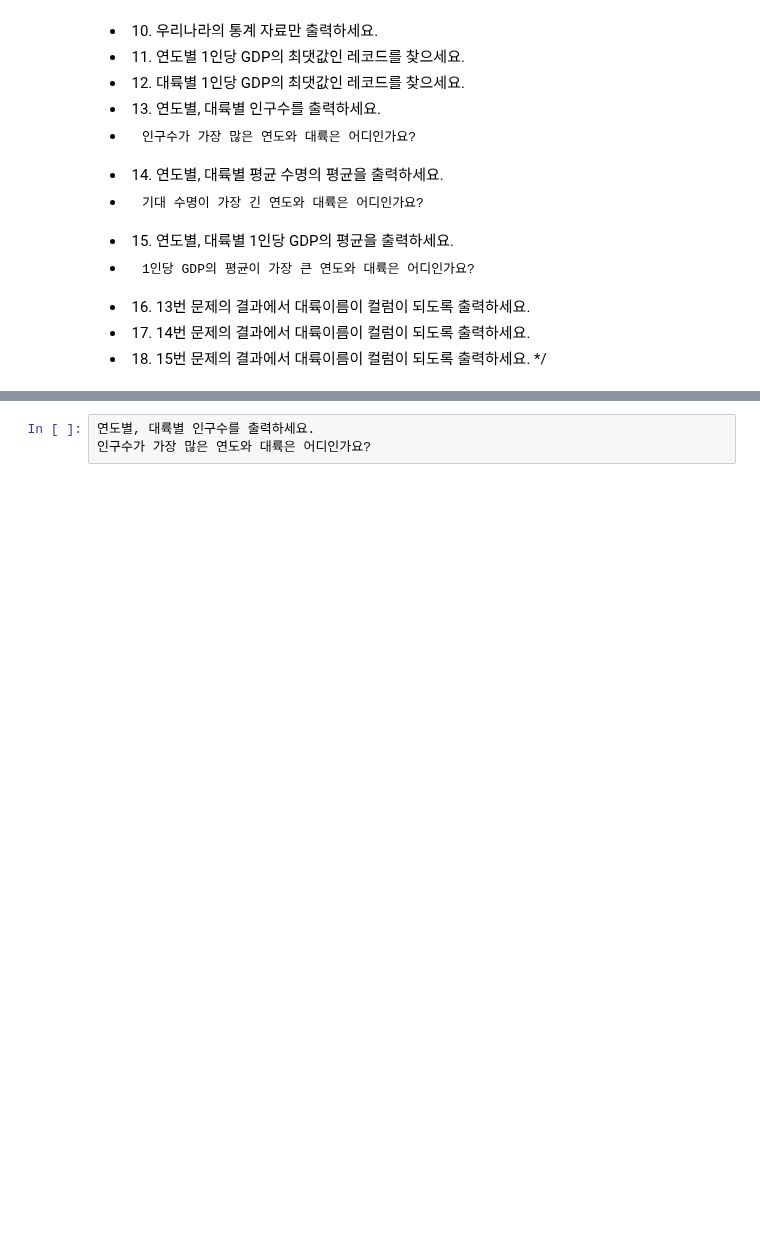
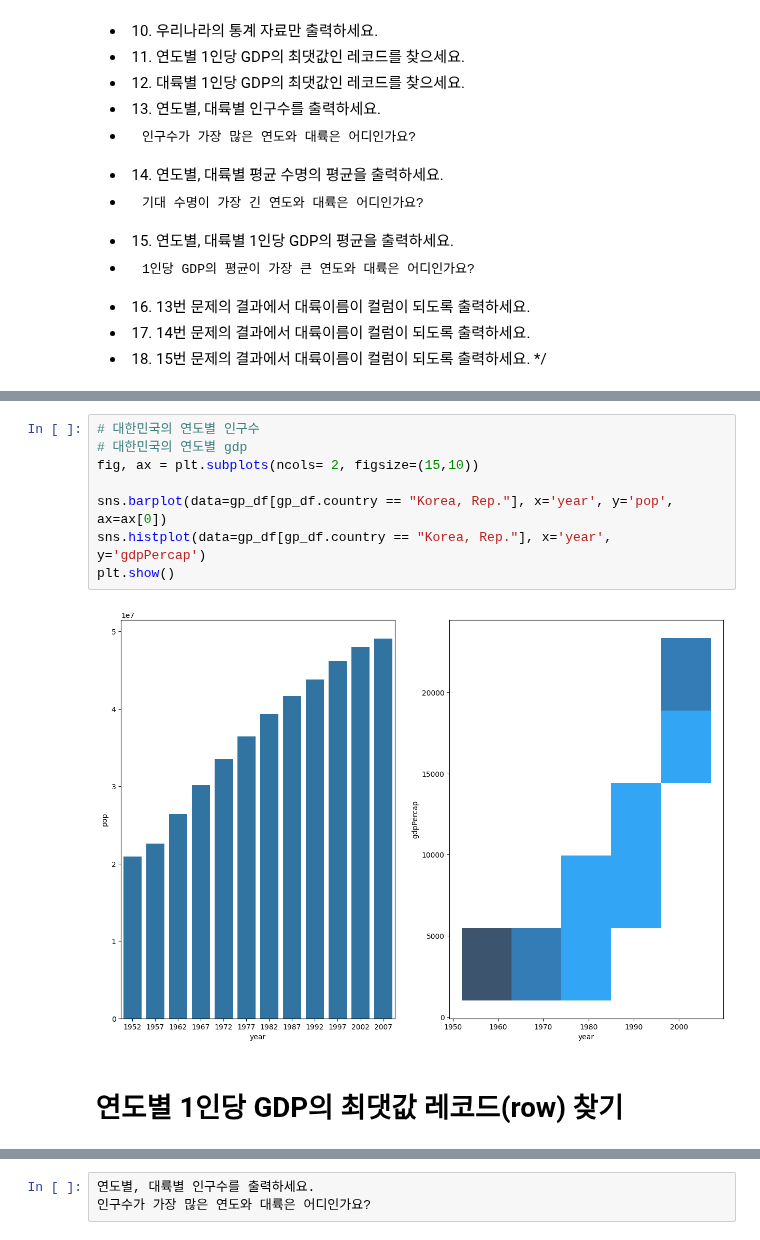
Before and after one commit to Sjleerodls/Data_Analysis, a Jupyter notebook: lab_da/da08_gapminder.ipynb, the cells around one changed output, grey strips where cells are left out. Drawn from its saved outputs; the diff is of its cells as text; blank space fills up the shorter version.

```diff
--- a/lab_da/da08_gapminder.ipynb
+++ b/lab_da/da08_gapminder.ipynb
@@ -65,0 +180,12 @@ gp_df.head()
+# %%
+# 대한민국의 연도별 인구수
+# 대한민국의 연도별 gdp
+fig, ax = plt.subplots(ncols= 2, figsize=(15,10))
+
+sns.barplot(data=gp_df[gp_df.country == "Korea, Rep."], x='year', y='pop', ax=ax[0])
+sns.histplot(data=gp_df[gp_df.country == "Korea, Rep."], x='year', y='gdpPercap')
+plt.show()
+# %% [output]
+[figure, added]
+# %% [markdown]
+# 연도별 1인당 GDP의 최댓값 레코드(row) 찾기
```
Also changed, not shown: parts of 26 cells of this notebook.
